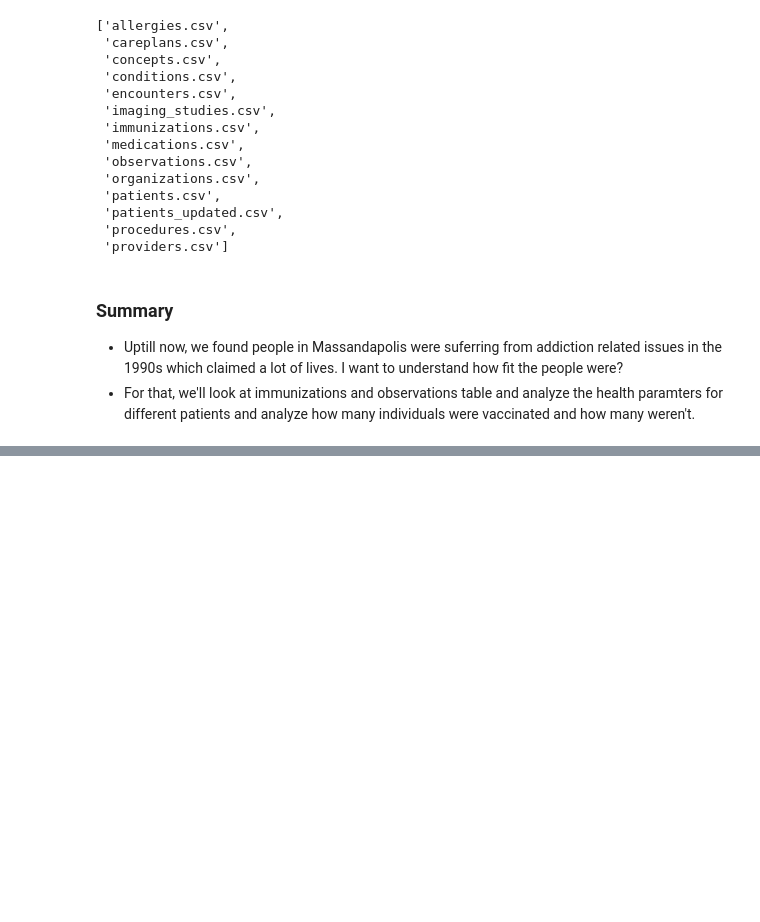
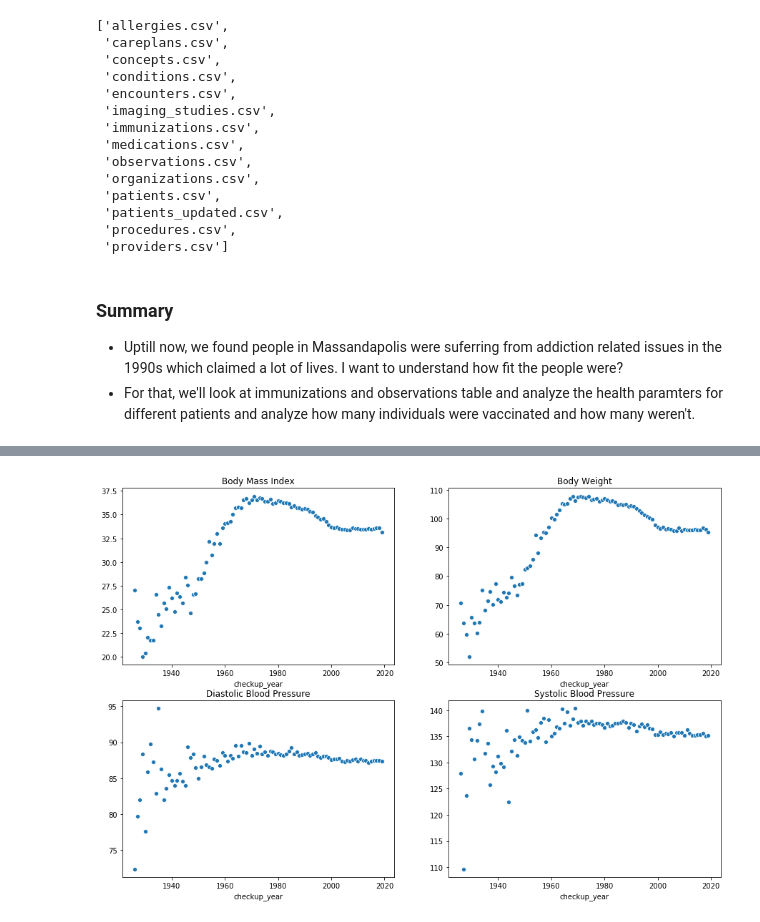
Before and after one commit to pareshg18/picnicHealth-healthcare-analysis, a Jupyter notebook: health-analysis.ipynb, the cells around one changed output, grey strips where cells are left out. Saved outputs shown, nothing was run; the diff lists cells and outputs as text; code cells hidden in the pictures; blank space fills up the shorter version.

Commit message:
observation data analysis- deep dive

```diff
--- a/health-analysis.ipynb
+++ b/health-analysis.ipynb
@@ -84,0 +139,5 @@ Name: description, Length: 159, dtype: int64
+# %%
+#before aggregating lets also include patient's DOB
+patients = pd.read_csv('patients_updated.csv')
+patients.birthdate = patients.birthdate.apply(pd.to_datetime)
+observations1 = pd.merge(observations,patients[['id','birth_year']],left_on = 'patient',right_on = 'id',how = 'left')
@@ -84,0 +153,6 @@ Name: description, Length: 159, dtype: int64
+# %%
+health_parameters = observations1.loc[(observations1.description == 'Diastolic Blood Pressure') | (observations1.description == 'Systolic Blood Pressure') | (observations1.description == 'Body Weight') |(observations1.description == 'Body Mass Index'),['date','patient','description','value','birth_year']]
+health_parameters['checkup_year'] = health_parameters.date.dt.year
+health_parameters['current_age'] = -(health_parameters.birth_year - health_parameters.checkup_year)
+health_parameters.value = health_parameters.value.astype('float')
+health_parameters.head()
@@ -84,0 +176,3 @@ Name: description, Length: 159, dtype: int64
+# %%
+patient_health = health_parameters.pivot_table(index = ['checkup_year','patient','current_age'],columns = 'description',values = 'value',aggfunc = np.mean)
+patient_health.head(10)
@@ -84,0 +192,12 @@ Name: description, Length: 159, dtype: int64
+# %%
+#lets subset our population with only adults (aged 18 and above)
+adults_health = patient_health.loc[patient_health.index.get_level_values(level = 'current_age') >= 18]
+# %%
+fig,ax = plt.subplots(2,2,figsize = (15,10))
+ax = [j for i in ax for j in i]
+for i, col in enumerate(adults_health.columns):
+    col_metrics = adults_health.groupby(adults_health.index.get_level_values(level = 'checkup_year'))[col].mean()
+    sns.scatterplot(col_metrics.index,col_metrics.values,ax = ax[i])
+    ax[i].set_title(col)
+# %% [output]
+[figure, added]
```
Also changed, not shown: parts of 14 cells of this notebook.
